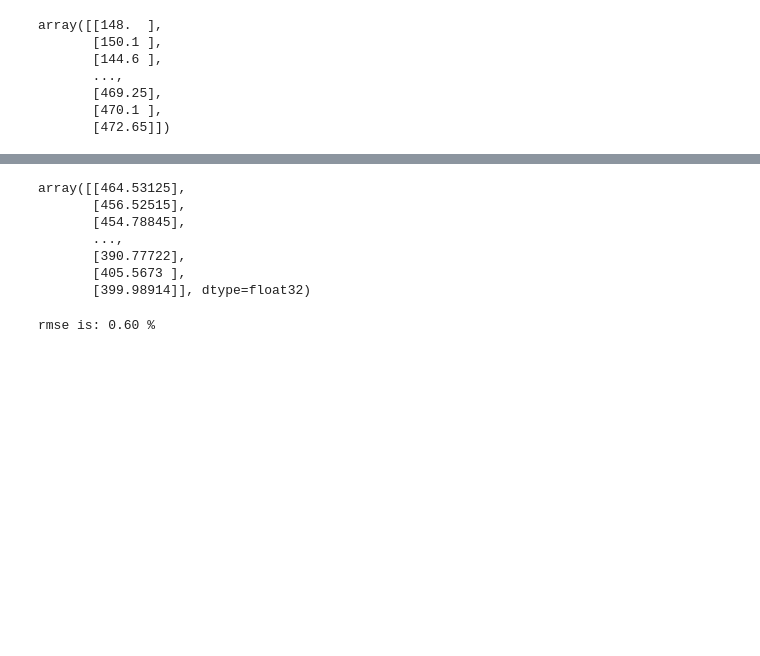
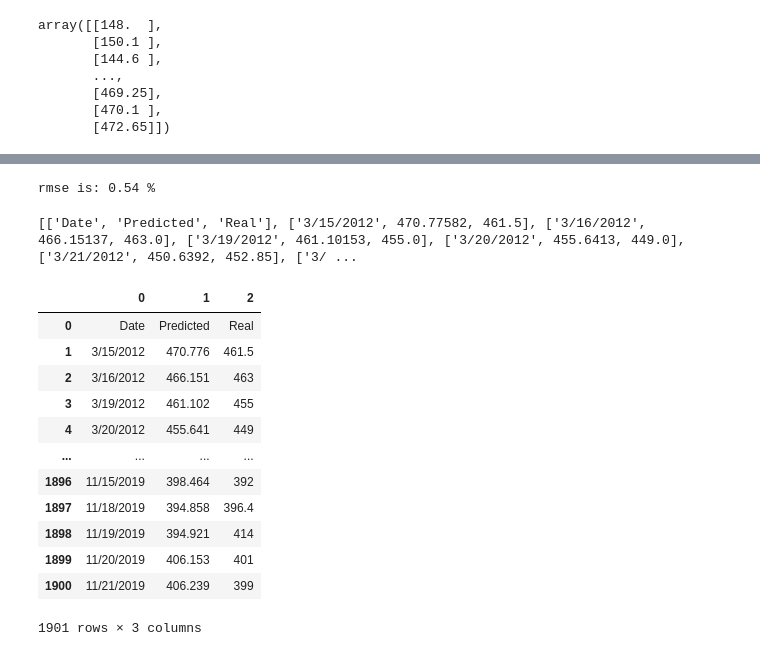
Before and after one commit to Rajdeep2121/LSTM-Stock-Prediction, a Jupyter notebook: TATA/TATASTEEL.ipynb, the cells around one changed output, grey strips where cells are left out. Drawn from its saved outputs; the diff is of its cells as text; code cells hidden in the pictures; blank space fills up the shorter version.

```diff
--- a/TATA/TATASTEEL.ipynb
+++ b/TATA/TATASTEEL.ipynb
@@ -191,13 +263,0 @@ plt.show()
-# %%
-pred = pred[~np.isnan(pred)]
-new_pred = [[i] for i in pred]      #converting back to 2D array
-new_pred = np.array(new_pred)
-new_pred
-# %% [output]
-array([[464.53125],
-       [456.52515],
-       [454.78845],
-       ...,
-       [390.77722],
-       [405.5673 ],
-       [399.98914]], dtype=float32)
@@ -206,6 +264,6 @@ real = real[3000:4900]
 # %%
 # CALCULATION OF RMSE VALUE
-rmse = math.sqrt(mean_squared_error(real,new_pred))
+rmse = math.sqrt(mean_squared_error(y_test,pred))
 print("rmse is:", '{0:.2f}'.format((rmse/1900)*100),"%")
 # %% [output]
-rmse is: 0.60 %
+rmse is: 0.54 %
@@ -211,0 +274,21 @@ rmse is: 0.60 %
+# %%
+print(predictions)
+# %% [output]
+[['Date', 'Predicted', 'Real'], ['3/15/2012', 470.77582, 461.5], ['3/16/2012', 466.15137, 463.0], ['3/19/2012', 461.10153, 455.0], ['3/20/2012', 455.6413, 449.0], ['3/21/2012', 450.6392, 452.85], ['3/ ...
+# %%
+predictions = pd.DataFrame(predictions)
+predictions
+# %% [output]
+|  | 0 | 1 | 2 |
+| 0 | Date | Predicted | Real |
+| 1 | 3/15/2012 | 470.776 | 461.5 |
+| 2 | 3/16/2012 | 466.151 | 463 |
+| 3 | 3/19/2012 | 461.102 | 455 |
+| 4 | 3/20/2012 | 455.641 | 449 |
+| ... | ... | ... | ... |
+| 1896 | 11/15/2019 | 398.464 | 392 |
+| 1897 | 11/18/2019 | 394.858 | 396.4 |
+| 1898 | 11/19/2019 | 394.921 | 414 |
+| 1899 | 11/20/2019 | 406.153 | 401 |
+| 1900 | 11/21/2019 | 406.239 | 399 |
+1901 rows × 3 columns
```
Also changed, not shown: parts of 24 cells of this notebook, 2 other files.
